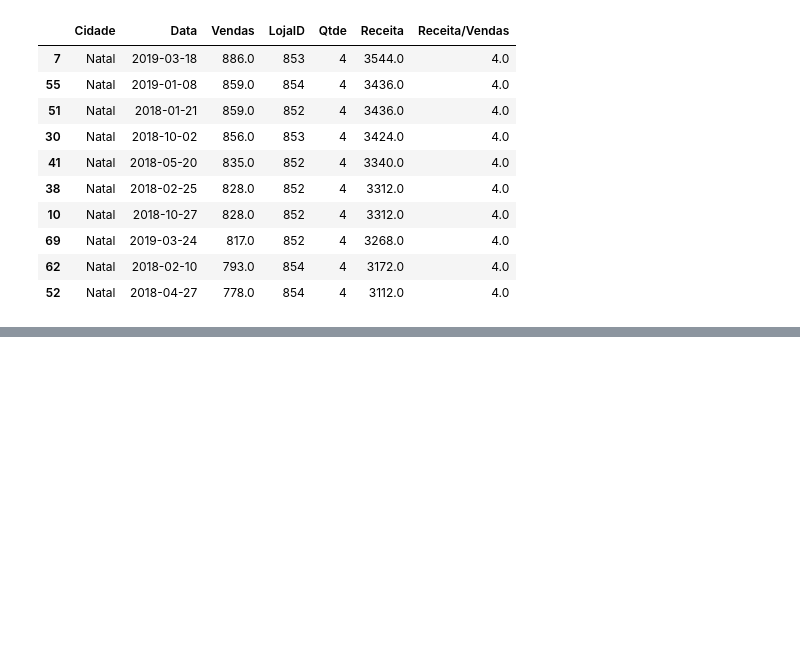
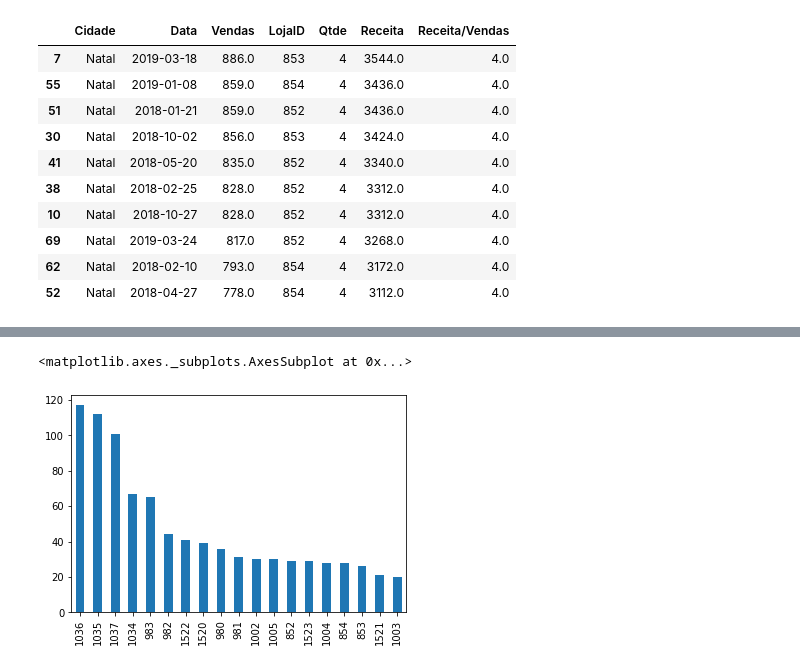
Before and after one commit to victornoda/Analise.de.Dados.com.Python.e.Pandas, a Jupyter notebook: trabalhandocomplanilhasdoexcel.ipynb, the cells around one changed output, grey strips where cells are left out. Saved outputs shown, nothing was run; the diff lists cells and outputs as text; code cells hidden in the pictures; blank space fills up the shorter version.

```diff
--- a/trabalhandocomplanilhasdoexcel.ipynb
+++ b/trabalhandocomplanilhasdoexcel.ipynb
@@ -223,0 +239,2 @@ df.sort_values('Receita', ascending=False).head(10)
+# %%
+df['Data'] = pd.to_datetime(df['Data'])
@@ -223,0 +259,2 @@ df.sort_values('Receita', ascending=False).head(10)
+# %%
+df['Ano_Venda'] = df['Data'].dt.year
@@ -223,0 +285,2 @@ df.sort_values('Receita', ascending=False).head(10)
+# %%
+df['diferenca_dias'] = df['Data'] - df['Data'].min()
@@ -223,0 +304,2 @@ df.sort_values('Receita', ascending=False).head(10)
+# %%
+df['trimestre_vendas'] = df['Data'].dt.quarter
@@ -223,0 +358,5 @@ df.sort_values('Receita', ascending=False).head(10)
+# %%
+df['LojaID'].value_counts(ascending=False).plot.bar()
+# %% [output]
+<matplotlib.axes._subplots.AxesSubplot at 0x...>
+[figure, added]
```
Also changed, not shown: parts of 29 cells of this notebook.
